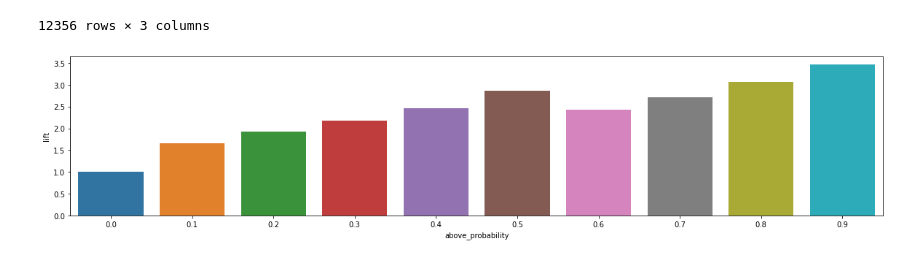
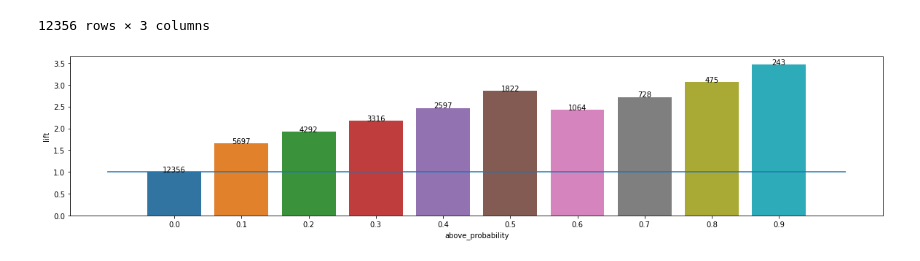
Before and after one commit to matthewswogger/Bank-Telemarketing, a Jupyter notebook: notebooks/4_gridsearch_models.ipynb, the cells around one changed output. Drawn from its saved outputs; the diff is of its cells as text; code cells hidden in the pictures.

Commit message:
checking graphs

```diff
--- a/notebooks/4_gridsearch_models.ipynb
+++ b/notebooks/4_gridsearch_models.ipynb
@@ -422,12 +422,18 @@ population_ratio = population.loc[1.0]/population.sum()
 l = []
 for i in np.arange(0, 1, .1):
     d = res.loc[res.probability >= i,:]
+    count = d.shape[0]
     sample = d.target.value_counts()
     sample_ratio = sample.loc[1.0]/sample.sum()
-    l.append([round(i, ndigits=1), sample_ratio/population_ratio])
-above_prob = pd.DataFrame(l, columns=['above_probability', 'lift'])
+    l.append([round(i, ndigits=1), sample_ratio/population_ratio, count])
+above_prob = pd.DataFrame(l, columns=['above_probability', 'lift', 'count'])
 # %%
 f, ax = plt.subplots(figsize=(20,4))
-sns.barplot(data=above_prob, x='above_probability', y='lift', ax=ax);
+sns.barplot(data=above_prob, x='above_probability', y='lift', ax=ax)
+
+for row in above_prob.itertuples():
+    ax.text(row.Index, row.lift, row.count, color='black', ha="center")
+
+ax.hlines(1, -1,10);
 # %% [output]
-[figure, old version]
+[figure, new version]
```
